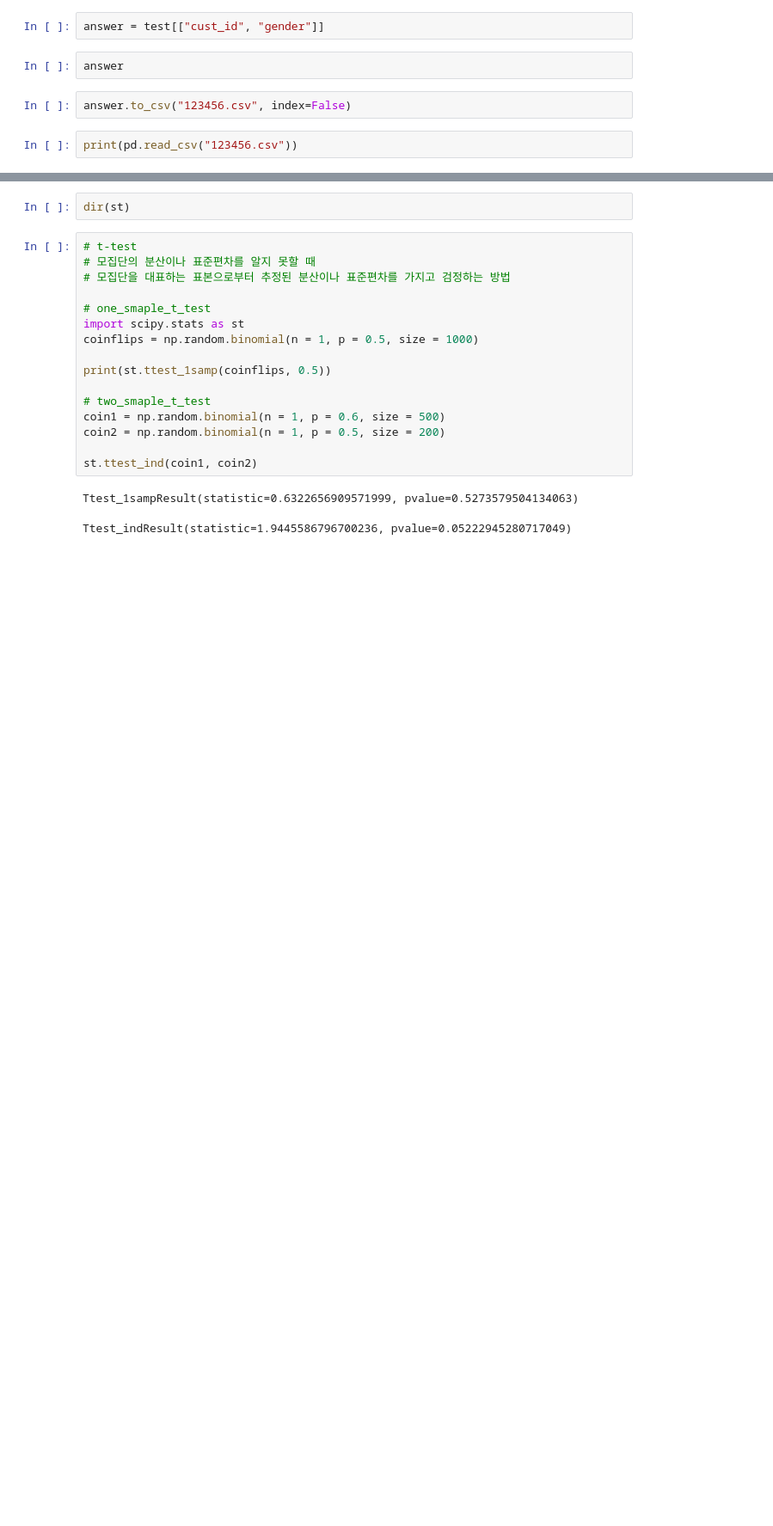
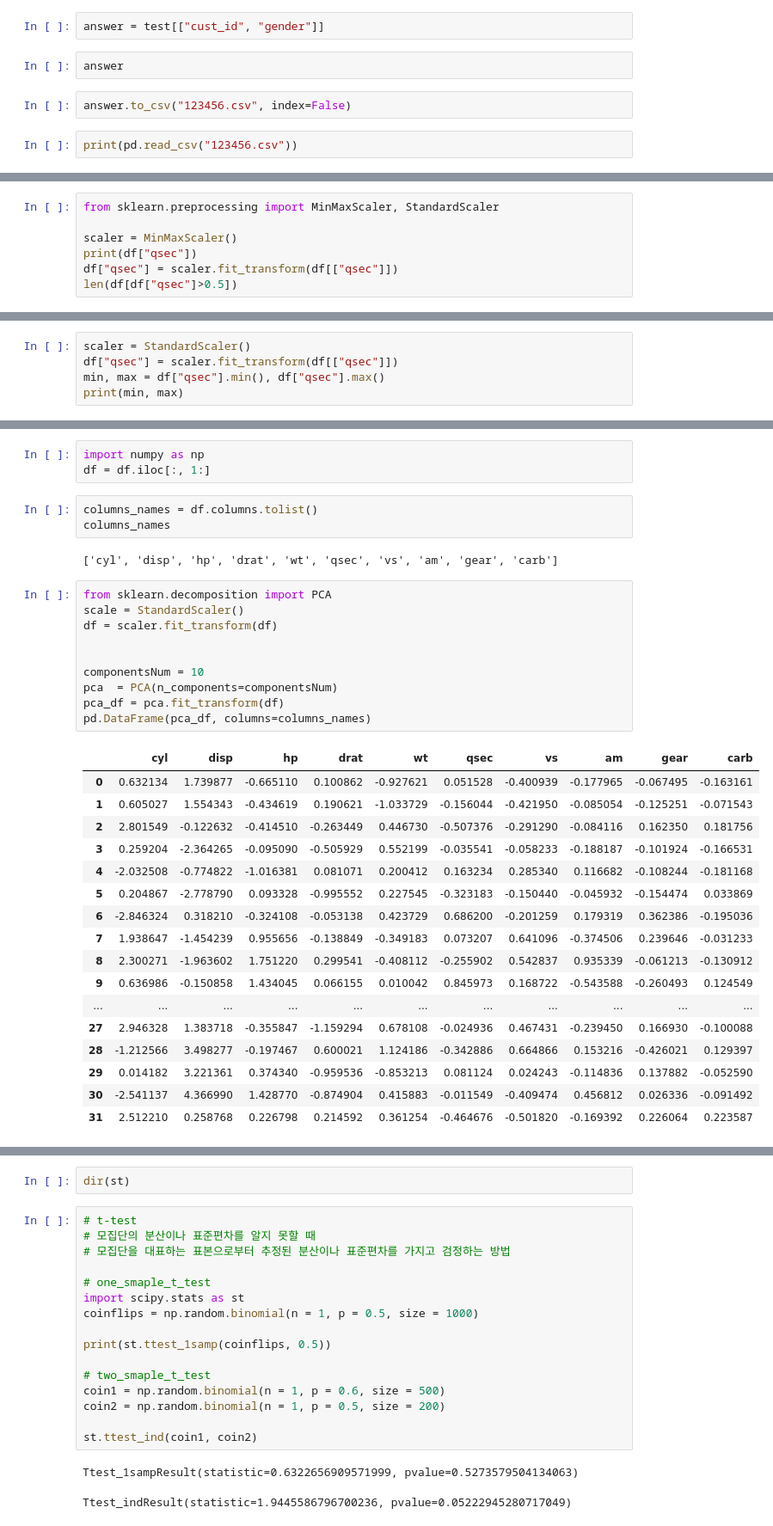
Before and after one commit to daje0601/DS_project, a Jupyter notebook: 빅분기실기_준비_코드.ipynb, the cells around one changed output, grey strips where cells are left out. Shown at 86% size. Saved outputs shown, nothing was run; the diff lists cells and outputs as text; blank space fills up the shorter version.

```diff
--- a/빅분기실기_준비_코드.ipynb
+++ b/빅분기실기_준비_코드.ipynb
@@ -394,0 +405,7 @@ print(pd.read_csv("123456.csv"))
+# %%
+from sklearn.preprocessing import MinMaxScaler, StandardScaler
+
+scaler = MinMaxScaler()
+print(df["qsec"])
+df["qsec"] = scaler.fit_transform(df[["qsec"]])
+len(df[df["qsec"]>0.5])
@@ -394,0 +431,5 @@ print(pd.read_csv("123456.csv"))
+# %%
+scaler = StandardScaler()
+df["qsec"] = scaler.fit_transform(df[["qsec"]])
+min, max = df["qsec"].min(), df["qsec"].max()
+print(min, max)
@@ -394,0 +464,36 @@ print(pd.read_csv("123456.csv"))
+# %%
+import numpy as np
+df = df.iloc[:, 1:]
+# %%
+columns_names = df.columns.tolist()
+columns_names
+# %% [output]
+['cyl', 'disp', 'hp', 'drat', 'wt', 'qsec', 'vs', 'am', 'gear', 'carb']
+# %%
+from sklearn.decomposition import PCA
+scale = StandardScaler()
+df = scaler.fit_transform(df)
+
+
+componentsNum = 10
+pca  = PCA(n_components=componentsNum)
+pca_df = pca.fit_transform(df)
+pd.DataFrame(pca_df, columns=columns_names)
+# %% [output]
+|  | cyl | disp | hp | drat | wt | qsec | vs | am | gear | carb |
+| 0 | 0.632134 | 1.739877 | -0.665110 | 0.100862 | -0.927621 | 0.051528 | -0.400939 | -0.177965 | -0.067495 | -0.163161 |
+| 1 | 0.605027 | 1.554343 | -0.434619 | 0.190621 | -1.033729 | -0.156044 | -0.421950 | -0.085054 | -0.125251 | -0.071543 |
+| 2 | 2.801549 | -0.122632 | -0.414510 | -0.263449 | 0.446730 | -0.507376 | -0.291290 | -0.084116 | 0.162350 | 0.181756 |
+| 3 | 0.259204 | -2.364265 | -0.095090 | -0.505929 | 0.552199 | -0.035541 | -0.058233 | -0.188187 | -0.101924 | -0.166531 |
+| 4 | -2.032508 | -0.774822 | -1.016381 | 0.081071 | 0.200412 | 0.163234 | 0.285340 | 0.116682 | -0.108244 | -0.181168 |
+| 5 | 0.204867 | -2.778790 | 0.093328 | -0.995552 | 0.227545 | -0.323183 | -0.150440 | -0.045932 | -0.154474 | 0.033869 |
+| 6 | -2.846324 | 0.318210 | -0.324108 | -0.053138 | 0.423729 | 0.686200 | -0.201259 | 0.179319 | 0.362386 | -0.195036 |
+| 7 | 1.938647 | -1.454239 | 0.955656 | -0.138849 | -0.349183 | 0.073207 | 0.641096 | -0.374506 | 0.239646 | -0.031233 |
+| 8 | 2.300271 | -1.963602 | 1.751220 | 0.299541 | -0.408112 | -0.255902 | 0.542837 | 0.935339 | -0.061213 | -0.130912 |
+| 9 | 0.636986 | -0.150858 | 1.434045 | 0.066155 | 0.010042 | 0.845973 | 0.168722 | -0.543588 | -0.260493 | 0.124549 |
+| ... | ... | ... | ... | ... | ... | ... | ... | ... | ... | ... |
+| 27 | 2.946328 | 1.383718 | -0.355847 | -1.159294 | 0.678108 | -0.024936 | 0.467431 | -0.239450 | 0.166930 | -0.100088 |
+| 28 | -1.212566 | 3.498277 | -0.197467 | 0.600021 | 1.124186 | -0.342886 | 0.664866 | 0.153216 | -0.426021 | 0.129397 |
+| 29 | 0.014182 | 3.221361 | 0.374340 | -0.959536 | -0.853213 | 0.081124 | 0.024243 | -0.114836 | 0.137882 | -0.052590 |
+| 30 | -2.541137 | 4.366990 | 1.428770 | -0.874904 | 0.415883 | -0.011549 | -0.409474 | 0.456812 | 0.026336 | -0.091492 |
+| 31 | 2.512210 | 0.258768 | 0.226798 | 0.214592 | 0.361254 | -0.464676 | -0.501820 | -0.169392 | 0.226064 | 0.223587 |
```
Also changed, not shown: parts of 37 cells of this notebook.
